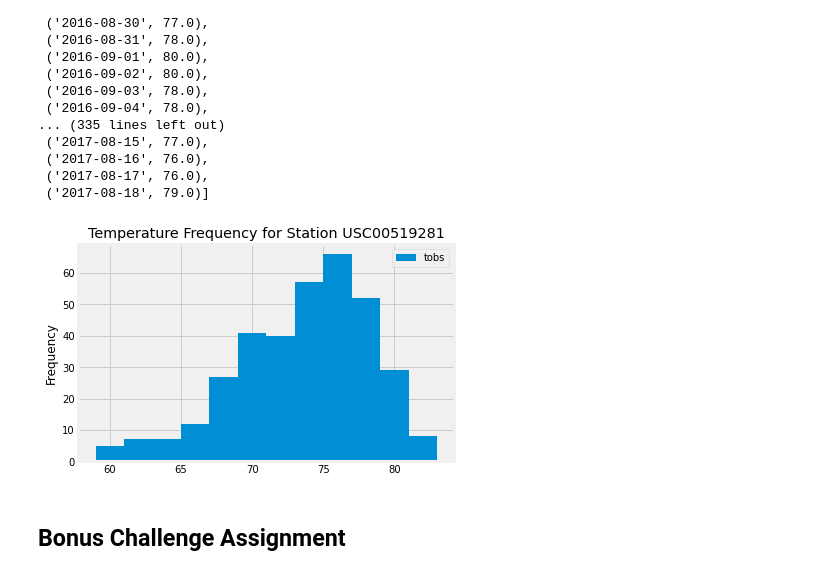
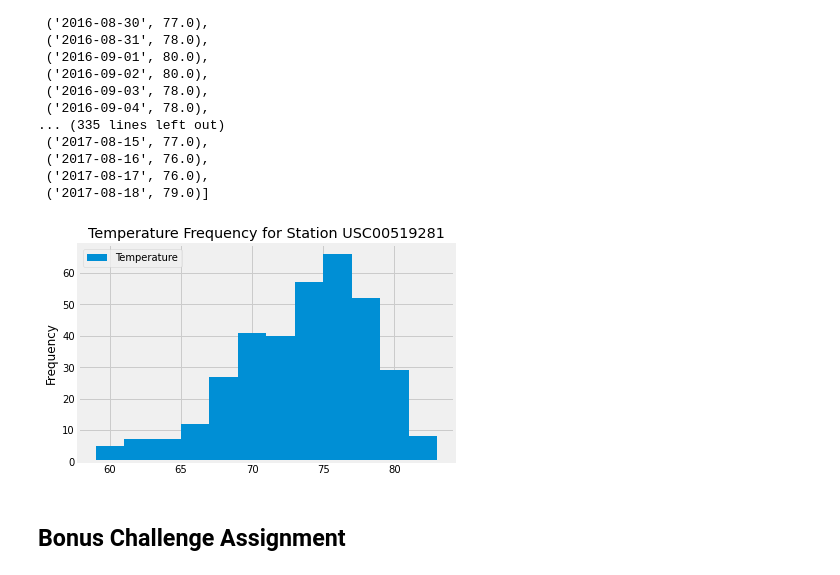
Before and after one commit to JeniLam/SQLAlchemy_Challenge, a Jupyter notebook: climate_starter.ipynb, the cells around one changed output. Cells and saved outputs as stored; diff of their text form; code cells hidden in the pictures.

```diff
--- a/climate_starter.ipynb
+++ b/climate_starter.ipynb
@@ -227,12 +227,12 @@ USC00519281_data
  ('2017-08-17', 76.0),
  ('2017-08-18', 79.0)]
 # %%
-USC00519281_df = pd.DataFrame(USC00519281_data)
+USC00519281_df = pd.DataFrame(USC00519281_data, columns = ['Date', 'Temperature'])
 USC00519281_df.plot(kind='hist', bins=12)
 plt.title('Temperature Frequency for Station USC00519281')
 plt.show()
 # %% [output]
-[figure, old version]
+[figure, new version]
 # %% [markdown]
 ## Bonus Challenge Assignment
 # %%
```
Also changed, not shown: 1 other file.
